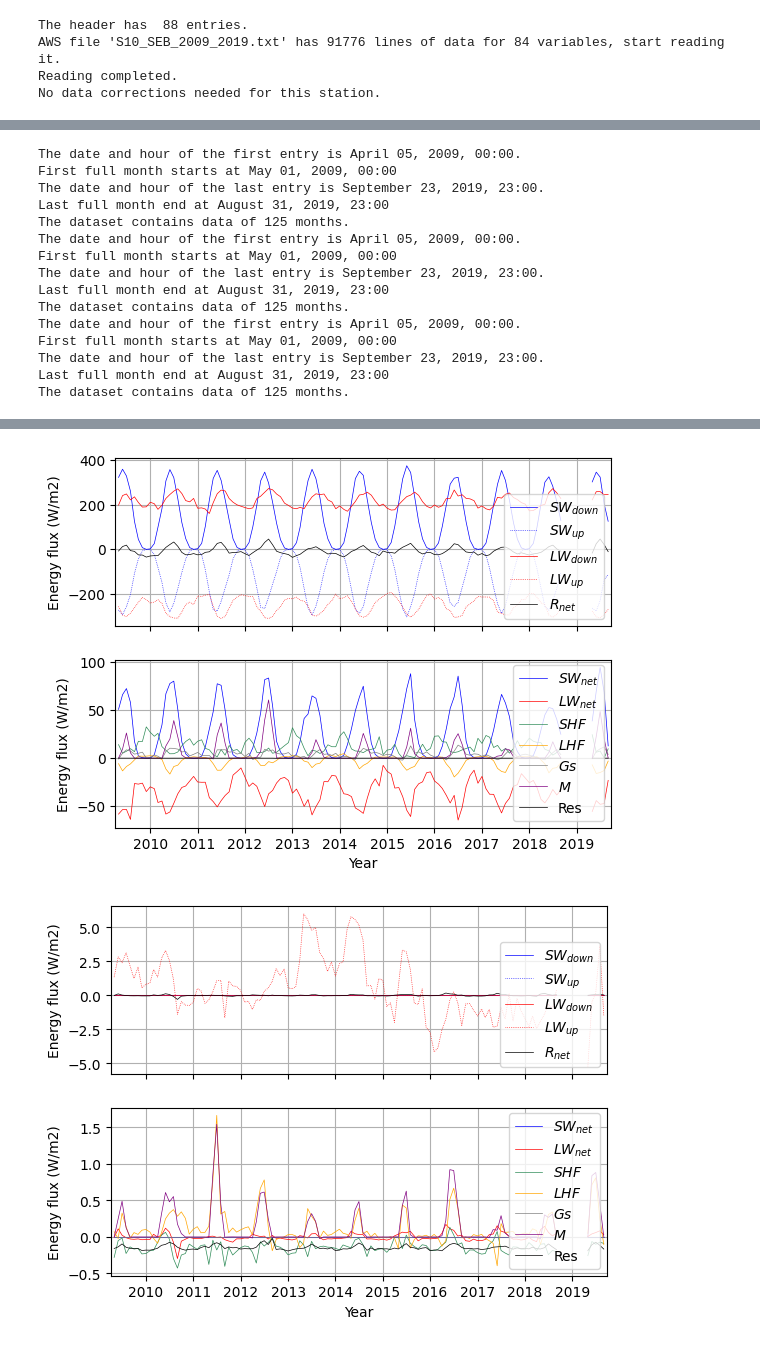
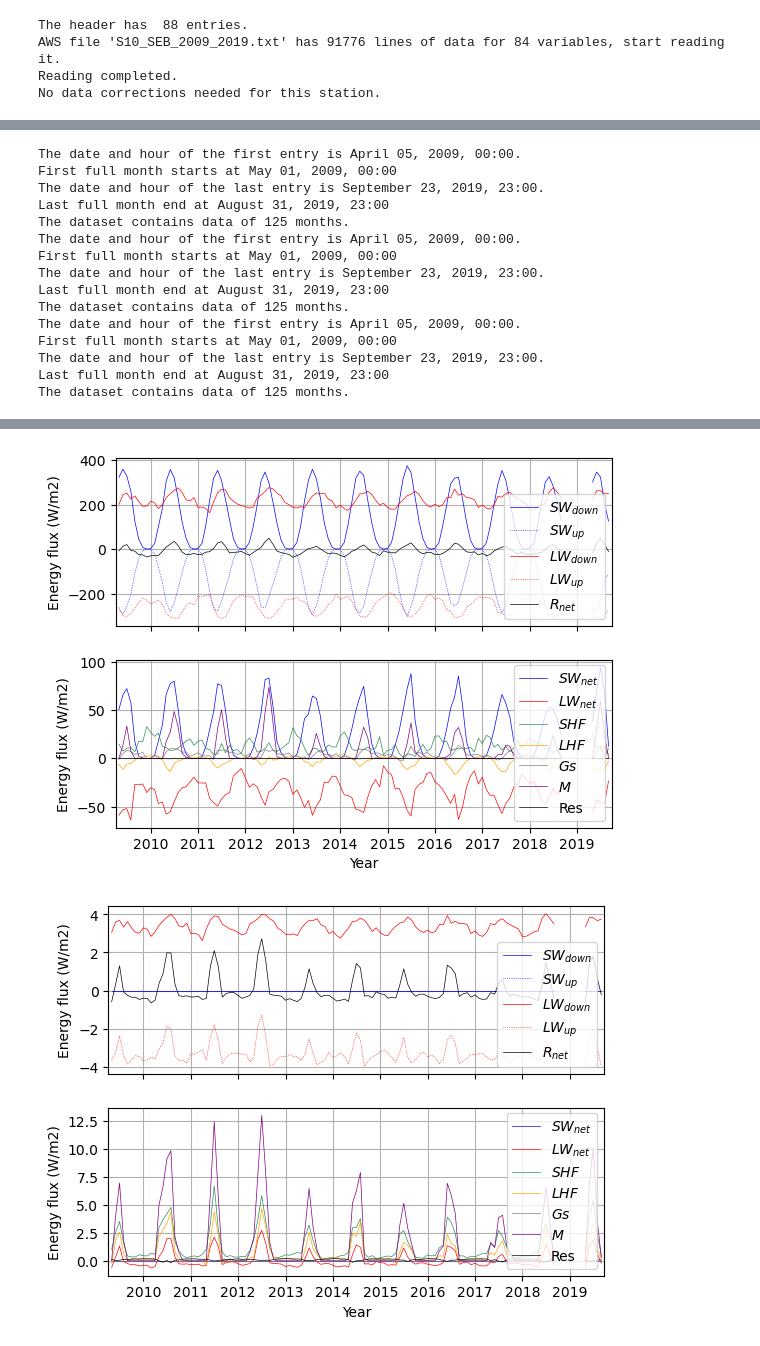
Before and after one commit to CLPHUU/IceAndClimate, a Jupyter notebook: Project_2/Project2_version2.ipynb, the cells around one changed output, grey strips where cells are left out. Drawn from its saved outputs; the diff is of its cells as text; code cells hidden in the pictures.

Commit message:
final notebook inc plots

```diff
--- a/Project_2/Project2_version2.ipynb
+++ b/Project_2/Project2_version2.ipynb
@@ -222,7 +226,10 @@ class CloseSEB():
         SEB_dict.update({'LW_adj_up': LW_adj_up_arr, 'LW_adj_down': LW_adj_down_arr, 'SHF_adj': SHF_adj_arr, 'LHF_adj': LHF_adj_arr})
         return SEB_dict
 # %%
-dT = 0
+import warnings
+warnings.filterwarnings("ignore", category=RuntimeWarning)
+
+dT = 1
 SEB = CloseSEB(SEBdata)
 LWadjdown = SEB.LWadjdown(SEB.T_air, dT=dT)
 melt_dict_fluxes = SEB.fetch_SEB(LWadjdown=LWadjdown, dT=dT, idxmax=10)
@@ -267,0 +286,10 @@ plt.plot(SEB.T_surface, alpha=0.5)
+# %%
+fig,axs = plt.subplots(3,2,figsize=(10,10),dpi=150,sharey=False)
+
+plot_nice_figures(SEBdata, melt_dict_fluxes['Melt'],SEB.melt_initial,'melt',ax= axs[0,0],differences=False)
+plot_nice_figures(SEBdata, melt_dict_fluxes['T_surf'],SEB.T_surface,'$T_{surf}$', ax=axs[0,1],differences=False)
+plot_nice_figures(SEBdata, melt_dict_fluxes['LW_adj_up'],-1*np.array(SEB.LWup),'$LW_{up}$', ax=axs[1,0],differences=False)
+plot_nice_figures(SEBdata, melt_dict_fluxes['LW_adj_down'],SEB.LWdown,'$LW_{down}$', ax=axs[1,1],ylabel=True,differences=False)
+plot_nice_figures(SEBdata, melt_dict_fluxes['SHF_adj'],SEB.SHF_initial,'SHF', ax=axs[2,0],differences=False)
+plot_nice_figures(SEBdata, melt_dict_fluxes['LHF_adj'],SEB.LHF_initial,'LHF', ax=axs[2,1],ylabel=True,differences=False)
+plt.tight_layout()
@@ -362,27 +343,40 @@ class FluxPlotter():
 # %%
 plotter = FluxPlotter(SEBdata)
 plotter.plot_fluxes(SHF=SEB.SHF_initial,SWdown=SEB.SWdown,SWup=SEB.SWup,SWnet=SEB.SWnet,LWdown=SEB.LWdown,LWup=SEB.LWup,LWnet=SEB.LWnet_model,LHF=SEB.LHF_initial,Gs=SEB.G,MeltS=SEB.melt_initial,Residu=SEB.res_initial)
 plotter.plot_fluxes(SHF=melt_dict_fluxes['SHF_adj'], SWdown=SEB.SWdown,SWup=SEB.SWup,SWnet=SEB.SWnet,LWdown=melt_dict_fluxes['LW_adj_down'], LWup=-1*np.array(melt_dict_fluxes['LW_adj_up']),LWnet=netLW,LHF=melt_dict_fluxes['LHF_adj'],Gs=SEB.G,MeltS=melt_dict_fluxes['Melt'],Residu=melt_dict_fluxes['Res'])
-plotter.plot_fluxes(SHF=SEB.SHF_initial-melt_dict_fluxes['SHF_adj'], SWdown=SEB.SWdown-SEB.SWdown,SWup=SEB.SWup-SEB.SWup, SWnet=SEB.SWnet-SEB.SWnet,LWdown=SEB.LWdown-melt_dict_fluxes['LW_adj_down'],LWup=SEB.LWup--1*np.array(melt_dict_fluxes['LW_adj_up']),LWnet = SEB.LWnet_model-netLW,LHF=SEB.LHF_initial-melt_dict_fluxes['LHF_adj'],Gs=SEB.G-SEB.G,MeltS=SEB.melt_initial-melt_dict_fluxes['Melt'],Residu=SEB.res_initial-melt_dict_fluxes['Res'] )
+# plotter.plot_fluxes(SHF=SEB.SHF_initial-melt_dict_fluxes['SHF_adj'], SWdown=SEB.SWdown-SEB.SWdown,SWup=SEB.SWup-SEB.SWup, SWnet=SEB.SWnet-SEB.SWnet,LWdown=SEB.LWdown-melt_dict_fluxes['LW_adj_down'],LWup=SEB.LWup+np.array(melt_dict_fluxes['LW_adj_up']),LWnet = (np.array(SEB.LWup)-np.array(SEB.LWdown))+np.array(netLW),LHF=SEB.LHF_initial-melt_dict_fluxes['LHF_adj'],Gs=SEB.G-SEB.G,MeltS=SEB.melt_initial-melt_dict_fluxes['Melt'],Residu=SEB.res_initial-melt_dict_fluxes['Res'] )
+plotter.plot_fluxes(
+    SHF=melt_dict_fluxes['SHF_adj'] - SEB.SHF_initial,
+    SWdown=SEB.SWdown - SEB.SWdown,
+    SWup=SEB.SWup - SEB.SWup,
+    SWnet=SEB.SWnet - SEB.SWnet,
+    LWdown=melt_dict_fluxes['LW_adj_down'] - SEB.LWdown,
+    LWup=-1*np.array(melt_dict_fluxes['LW_adj_up']) - SEB.LWup,
+    LWnet=np.array(netLW)+(np.array(SEB.LWup)-np.array(SEB.LWdown)),
+    LHF=melt_dict_fluxes['LHF_adj'] - SEB.LHF_initial,
+    Gs=SEB.G - SEB.G,
+    MeltS=melt_dict_fluxes['Melt'] - SEB.melt_initial,
+    Residu=melt_dict_fluxes['Res'] - SEB.res_initial
+)
 # %% [output]
 The date and hour of the first entry is April 05, 2009, 00:00.
 First full month starts at May 01, 2009, 00:00
 The date and hour of the last entry is September 23, 2019, 23:00.
 Last full month end at August 31, 2019, 23:00
 The dataset contains data of 125 months.
 The date and hour of the first entry is April 05, 2009, 00:00.
 First full month starts at May 01, 2009, 00:00
 The date and hour of the last entry is September 23, 2019, 23:00.
 Last full month end at August 31, 2019, 23:00
 The dataset contains data of 125 months.
 The date and hour of the first entry is April 05, 2009, 00:00.
 First full month starts at May 01, 2009, 00:00
 The date and hour of the last entry is September 23, 2019, 23:00.
 Last full month end at August 31, 2019, 23:00
 The dataset contains data of 125 months.
 [figure]
-[figure, old version]
+[figure, new version]
-[figure, old version]
+[figure, new version]
 # %%
 melt_1k = SEB.fetch_SEB(LWadjdown=SEB.LWadjdown(SEB.T_air, dT=1), dT=1, idxmax=10)
 melt_min1k = SEB.fetch_SEB(LWadjdown=SEB.LWadjdown(SEB.T_air, dT=-1), dT=-1, idxmax=10)
```
Also changed, not shown: parts of 18 cells of this notebook.
